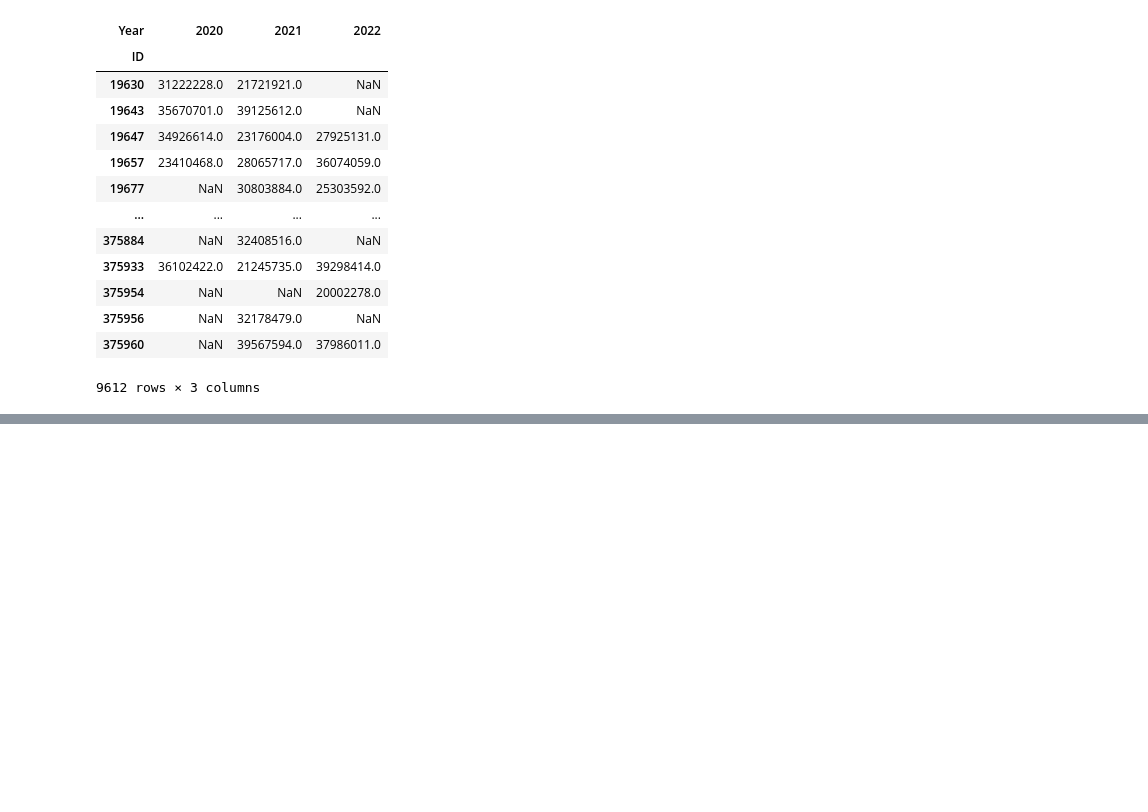
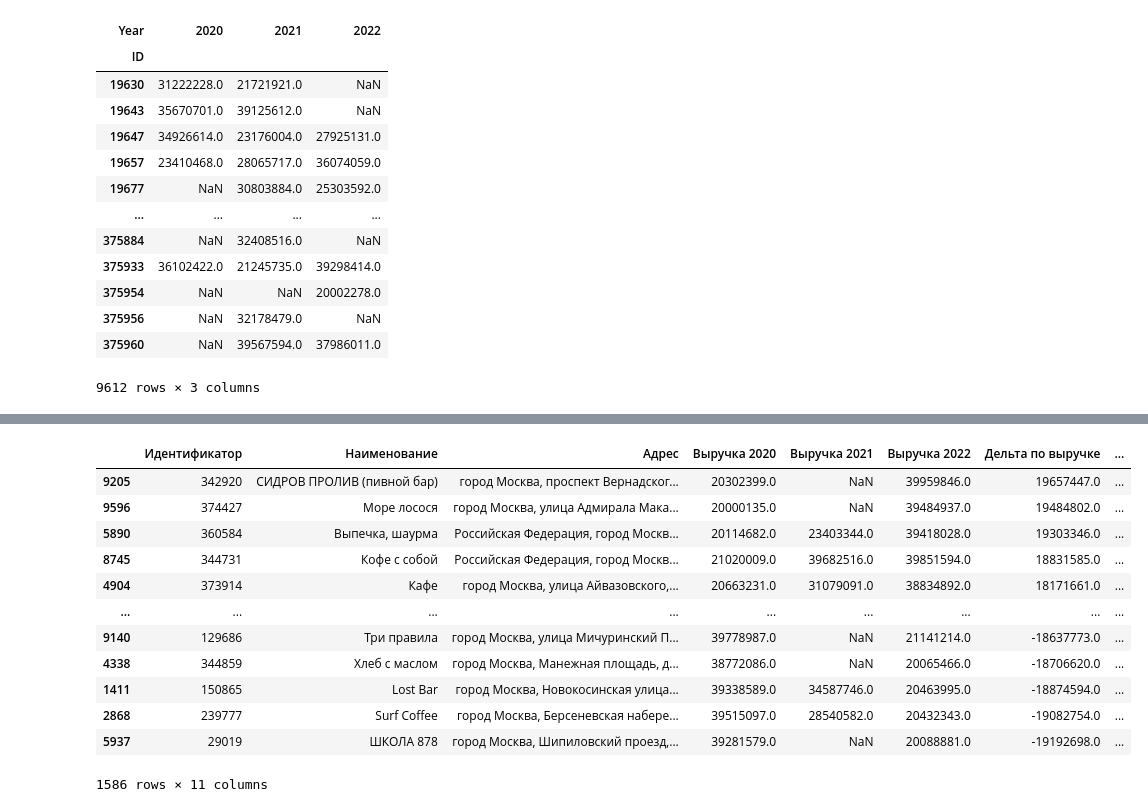
Before and after one commit to kroninam/My_notes_for_Pandas, a Jupyter notebook: 009_Комбинирование_данных_и_преобразование_формы.ipynb, the cells around one changed output, grey strips where cells are left out. Drawn from its saved outputs; the diff is of its cells as text; code cells hidden in the pictures; blank space fills up the shorter version.

```diff
--- a/009_Комбинирование_данных_и_преобразование_формы.ipynb
+++ b/009_Комбинирование_данных_и_преобразование_формы.ipynb
@@ -543,0 +704,26 @@ pd.merge(df_main_vyruchka, df_staff, on = ['ID', 'Year'])
+# %%
+df_main_vyruchka_staff = pd.merge(df_main_vyruchka, df_staff, on = 'ID', how = 'left')
+# %%
+df_main_vyruchka_staff = df_main_vyruchka_staff[(df_main_vyruchka_staff['Выручка 2020'].notnull()) & (df_main_vyruchka_staff['Выручка 2022'].notnull()) & (df_main_vyruchka_staff['Число сотрудников 2020'].notnull()) & (df_main_vyruchka_staff['Число сотрудников 2022'].notnull()) & (df_main_vyruchka_staff['Дельта по выручке'].notnull()) & (df_main_vyruchka_staff['Дельта по сотрудникам'].notnull())]
+# %%
+df = df_main_vyruchka_staff.sort_values(by = ['Дельта по выручке', 'ID'], ascending = [False, True])
+# %%
+df.columns = ['Идентификатор', 'Наименование', 'Адрес', 'Выручка 2020', 'Выручка 2021', 'Выручка 2022',
+       'Дельта по выручке', 'Число сотрудников 2020', 'Число сотрудников 2021',
+       'Число сотрудников 2022', 'Дельта по сотрудникам']
+# %%
+df
+# %% [output]
+|  | Идентификатор | Наименование | Адрес | Выручка 2020 | Выручка 2021 | Выручка 2022 | Дельта по выручке | ... |
+| 9205 | 342920 | СИДРОВ ПРОЛИВ (пивной бар) | город Москва, проспект Вернадског... | 20302399.0 | NaN | 39959846.0 | 19657447.0 | ... |
+| 9596 | 374427 | Море лосося | город Москва, улица Адмирала Мака... | 20000135.0 | NaN | 39484937.0 | 19484802.0 | ... |
+| 5890 | 360584 | Выпечка, шаурма | Российская Федерация, город Москв... | 20114682.0 | 23403344.0 | 39418028.0 | 19303346.0 | ... |
+| 8745 | 344731 | Кофе с собой | Российская Федерация, город Москв... | 21020009.0 | 39682516.0 | 39851594.0 | 18831585.0 | ... |
+| 4904 | 373914 | Кафе | город Москва, улица Айвазовского,... | 20663231.0 | 31079091.0 | 38834892.0 | 18171661.0 | ... |
+| ... | ... | ... | ... | ... | ... | ... | ... | ... |
+| 9140 | 129686 | Три правила | город Москва, улица Мичуринский П... | 39778987.0 | NaN | 21141214.0 | -18637773.0 | ... |
+| 4338 | 344859 | Хлеб с маслом | город Москва, Манежная площадь, д... | 38772086.0 | NaN | 20065466.0 | -18706620.0 | ... |
+| 1411 | 150865 | Lost Bar | город Москва, Новокосинская улица... | 39338589.0 | 34587746.0 | 20463995.0 | -18874594.0 | ... |
+| 2868 | 239777 | Surf Coffee | город Москва, Берсеневская набере... | 39515097.0 | 28540582.0 | 20432343.0 | -19082754.0 | ... |
+| 5937 | 29019 | ШКОЛА 878 | город Москва, Шипиловский проезд,... | 39281579.0 | NaN | 20088881.0 | -19192698.0 | ... |
+1586 rows × 11 columns
```
Also changed, not shown: parts of 37 cells of this notebook, 4 other files.
